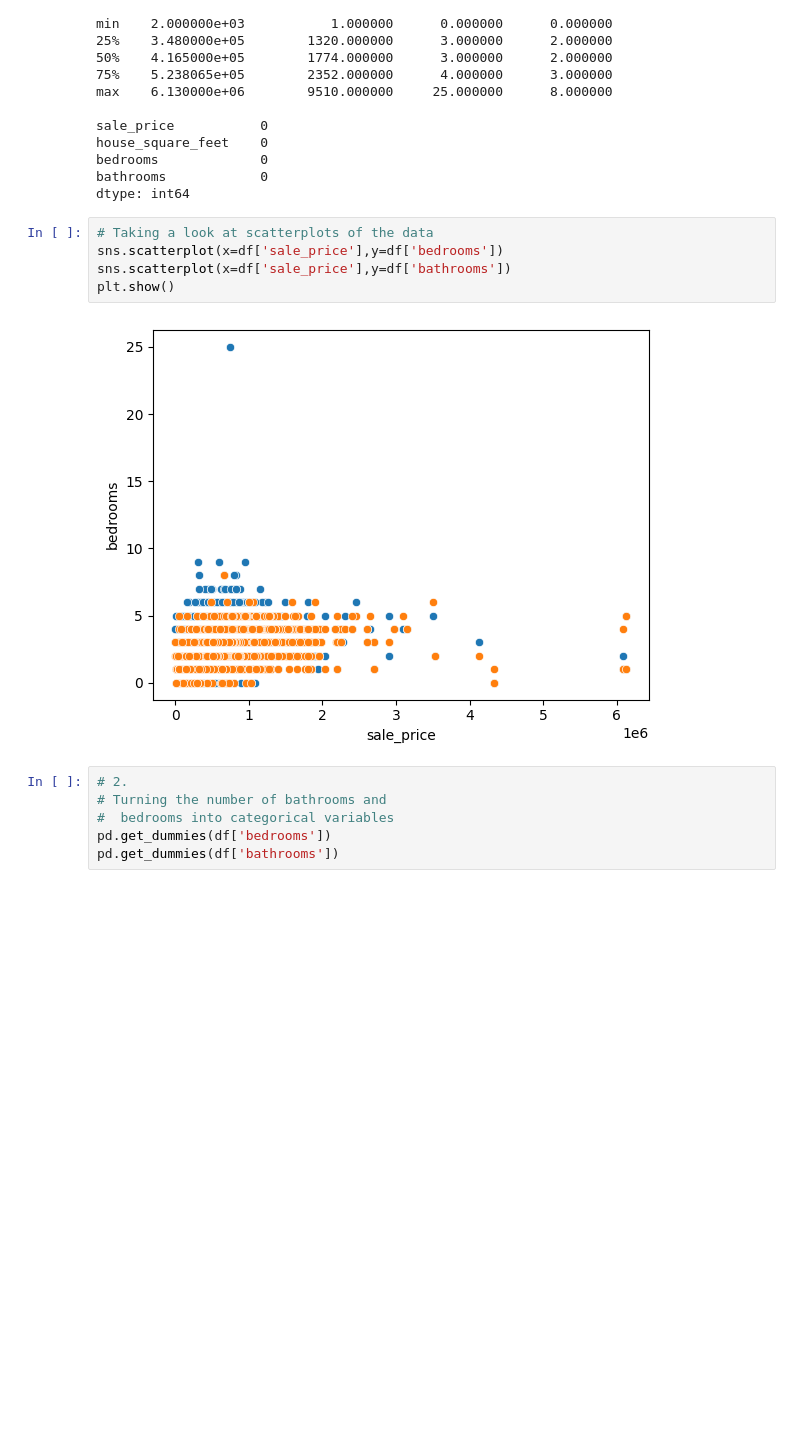
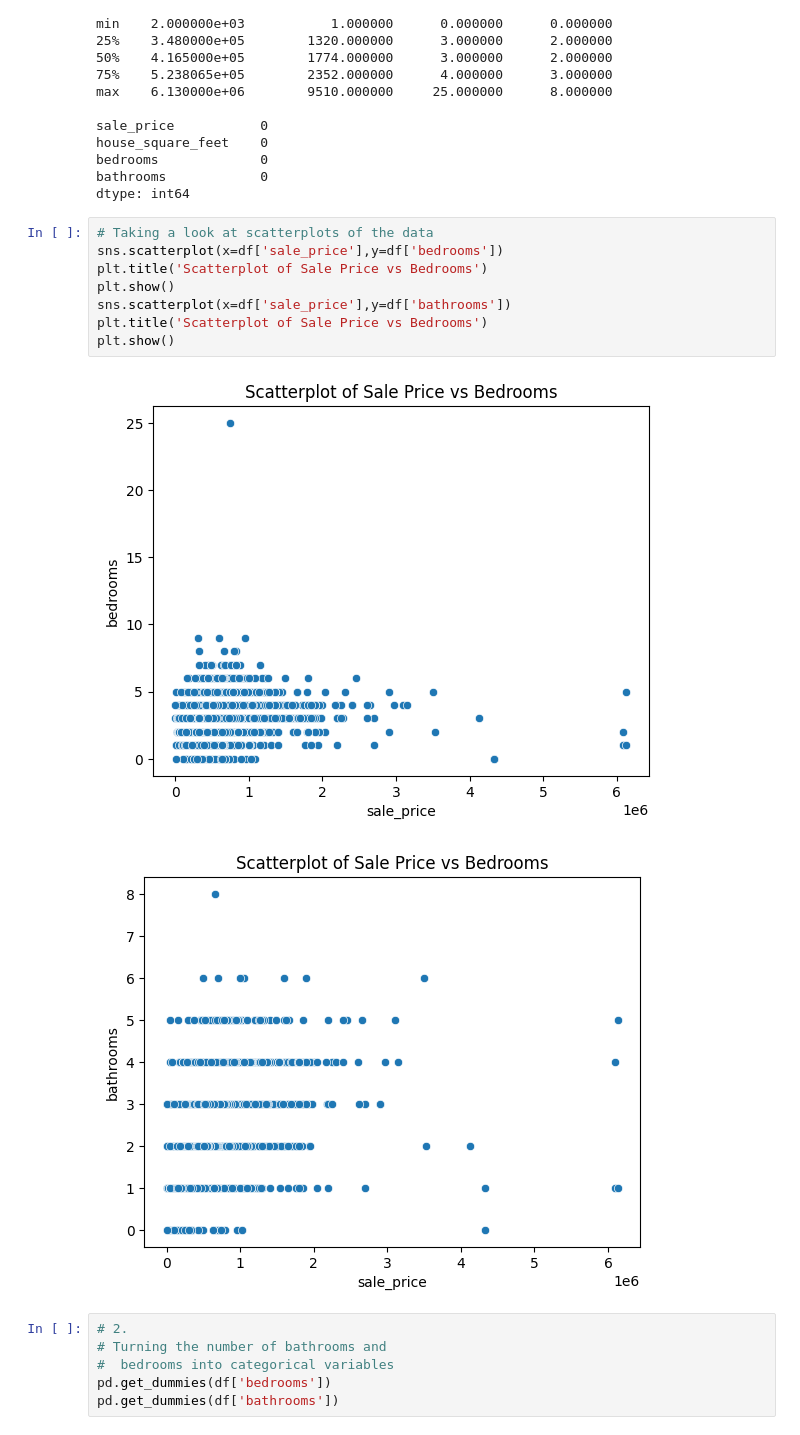
Before and after one commit to Troy-S-Meink/linearRegression, a Jupyter notebook: 04_hedonic_pricing/04_hedonic_pricing.ipynb, the cells around one changed output. Saved outputs shown, nothing was run; the diff lists cells and outputs as text; blank space fills up the shorter version.

```diff
--- a/04_hedonic_pricing/04_hedonic_pricing.ipynb
+++ b/04_hedonic_pricing/04_hedonic_pricing.ipynb
@@ -113,10 +113,14 @@ dtype: int64
 # %%
 # Taking a look at scatterplots of the data
 sns.scatterplot(x=df['sale_price'],y=df['bedrooms'])
+plt.title('Scatterplot of Sale Price vs Bedrooms')
+plt.show()
 sns.scatterplot(x=df['sale_price'],y=df['bathrooms'])
+plt.title('Scatterplot of Sale Price vs Bedrooms')
 plt.show()
 # %% [output]
-[figure, old version]
+[figure, new version]
+[figure, added]
 # %%
 # 2.
 # Turning the number of bathrooms and
```
